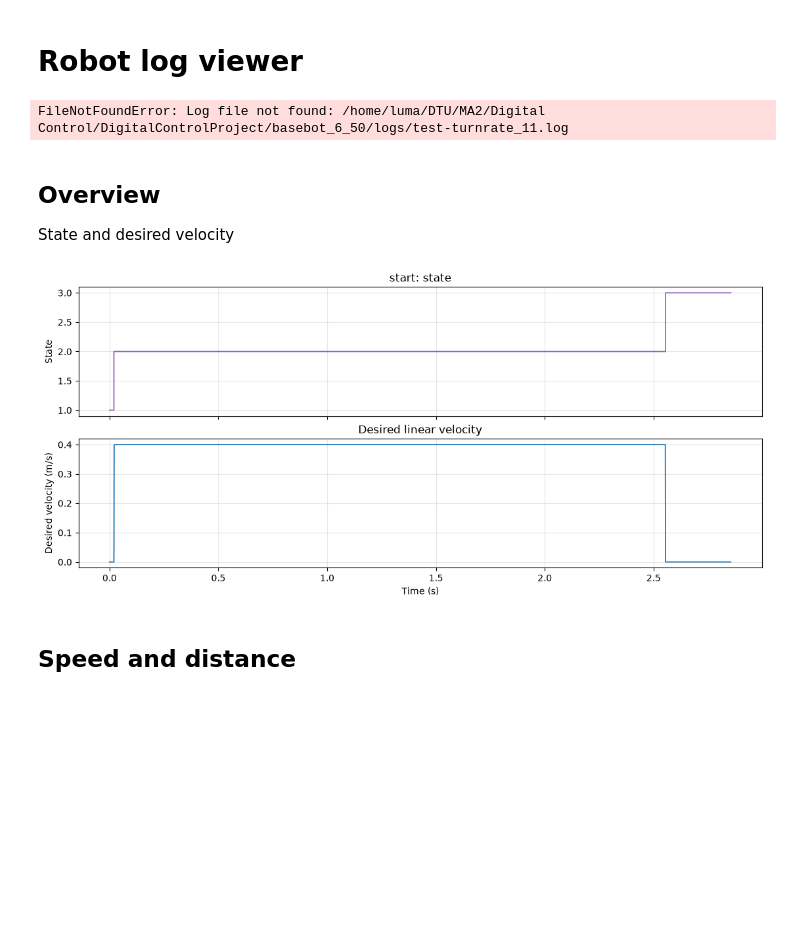
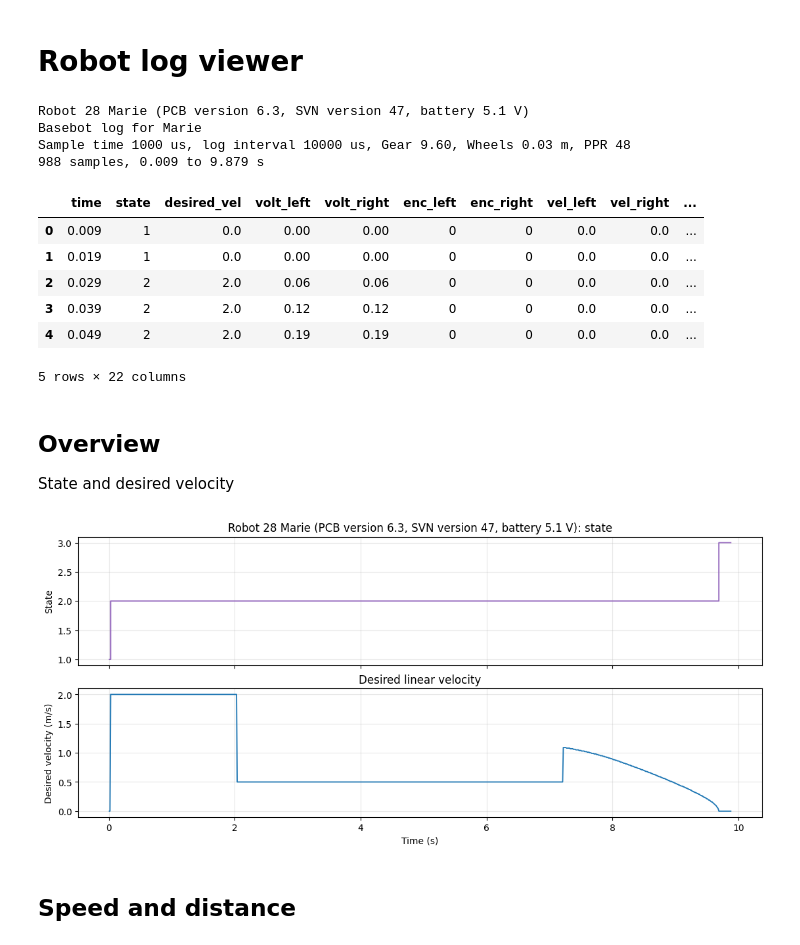
Before and after one commit to MirMush/DigitalControlProject, a Jupyter notebook: basebot_6_50/logs/robot_log_viewer.ipynb, the cells around one changed output. Cells and saved outputs as stored; diff of their text form; code cells hidden in the pictures; blank space fills up the shorter version.

```diff
--- a/basebot_6_50/logs/robot_log_viewer.ipynb
+++ b/basebot_6_50/logs/robot_log_viewer.ipynb
@@ -6,7 +6,6 @@ import re
 import pandas as pd
 import matplotlib.pyplot as plt
 
-LOG_PATH = "test-turnrate_11.log"
 SHADE_STATES = True
 
 
@@ -18,38 +17,91 @@ plt.rcParams.update({
     "lines.linewidth": 1.3,
 })
 
 COLUMNS = [
     "time", "state", "desired_vel",
     "volt_left", "volt_right",
     "enc_left", "enc_right",
     "vel_left", "vel_right",
     "battery",
     "gyro_x", "gyro_y", "gyro_z",
     "cur_left", "cur_right",
     "pose_x", "pose_y", "heading", "distance",
     "forward_vel", "turn_rate",
     "desired_heading"
 ]
 
-log_path = Path(LOG_PATH)
-if not log_path.is_file():
-    raise FileNotFoundError(f"Log file not found: {log_path.resolve()}")
+working_dir = Path.cwd()
+if working_dir.name.lower() == "logs":
+    LOG_DIR = working_dir
+else:
+    search_dirs = (working_dir, *working_dir.parents)
+    LOG_DIR = next(
+        (
+            candidate
+            for directory in search_dirs
+            for candidate in (directory / "logs", directory / "basebot_6_50" / "logs")
+            if candidate.is_dir()
+        ),
+        None,
+    )
+if LOG_DIR is None:
+    raise FileNotFoundError(f"Could not find a logs directory from {working_dir.resolve()}.")
 
-header = [l.strip("% \n") for l in log_path.read_text().splitlines() if l.startswith("%")]
+def has_numeric_sample(path):
+    with path.open(encoding="utf-8", errors="replace") as log_file:
+        for line in log_file:
+            if not line.strip() or line.lstrip().startswith("%"):
+                continue
+            fields = line.split()
+            if len(fields) != len(COLUMNS):
+                continue
+            try:
+                for field in fields:
+                    float(field)
+            except ValueError:
+                continue
+            return True
+    return False
 
+candidate_logs = sorted(
+    LOG_DIR.glob("*.log"),
+    key=lambda path: path.stat().st_mtime,
+    reverse=True,
+)
+log_path = next(
+    (path for path in candidate_logs if has_numeric_sample(path)),
+    None,
+)
+if log_path is None:
+    raise FileNotFoundError(
+        f"No log with numeric samples found in {LOG_DIR.resolve()}. "
+        "Capture a completed robot run, then rerun this cell."
+    )
+
+header = [l.strip("% \n") for l in log_path.read_text(encoding="utf-8", errors="replace").splitlines() if l.startswith("%")]
 data = pd.read_csv(log_path, comment="%", sep=r"\s+", header=None)
 if data.shape[1] != len(COLUMNS):
     print(f"Warning: expected {len(COLUMNS)} columns, found {data.shape[1]}")
 data = data.iloc[:, :len(COLUMNS)]
 data.columns = COLUMNS[:data.shape[1]]
 
 t = data["time"]
 title = header[0] if header else log_path.name
 print("\n".join(header[:3]))
 print(f"{len(data)} samples, {t.iloc[0]:.3f} to {t.iloc[-1]:.3f} s")
 data.head()
 # %% [output]
-FileNotFoundError: Log file not found: /home/luma/DTU/MA2/Digital Control/DigitalControlProject/basebot_6_50/logs/test-turnrate_11.log
+Robot 28 Marie (PCB version 6.3, SVN version 47, battery 5.1 V)
+Basebot log for Marie
+Sample time 1000 us, log interval 10000 us, Gear 9.60, Wheels 0.03 m, PPR 48
+988 samples, 0.009 to 9.879 s
+|  | time | state | desired_vel | volt_left | volt_right | enc_left | enc_right | vel_left | vel_right | ... |
+| 0 | 0.009 | 1 | 0.0 | 0.00 | 0.00 | 0 | 0 | 0.0 | 0.0 | ... |
+| 1 | 0.019 | 1 | 0.0 | 0.00 | 0.00 | 0 | 0 | 0.0 | 0.0 | ... |
+| 2 | 0.029 | 2 | 2.0 | 0.06 | 0.06 | 0 | 0 | 0.0 | 0.0 | ... |
+| 3 | 0.039 | 2 | 2.0 | 0.12 | 0.12 | 0 | 0 | 0.0 | 0.0 | ... |
+| 4 | 0.049 | 2 | 2.0 | 0.19 | 0.19 | 0 | 0 | 0.0 | 0.0 | ... |
+5 rows × 22 columns
 # %%
 def state_shading(ax):
     """Light background bands that show when the robot state changes."""
@@ -89,7 +141,7 @@ axes[1].set_ylabel("Desired velocity (m/s)"); axes[1].set_xlabel("Time (s)")
 axes[1].set_title("Desired linear velocity")
 plt.show()
 # %% [output]
-[figure, old version]
+[figure, new version]
 # %% [markdown]
 ## Speed and distance
 # %%
```
Also changed, not shown: parts of 6 cells of this notebook, 1 other file.
